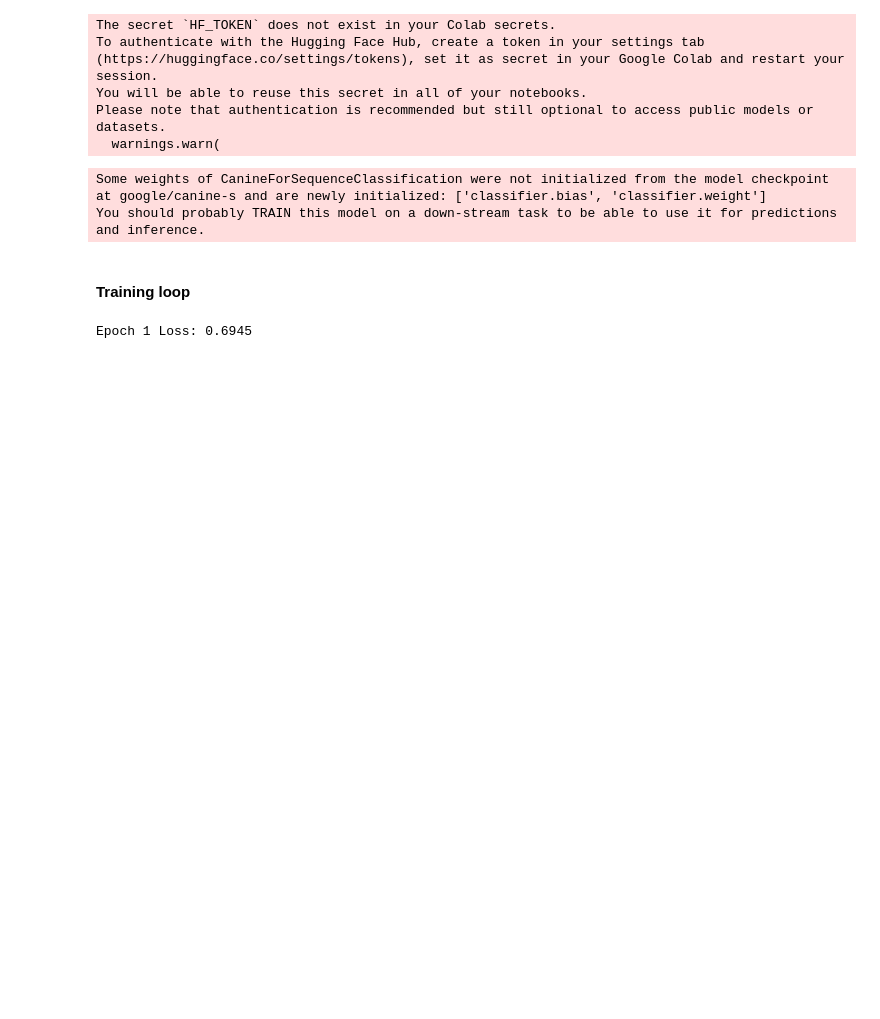
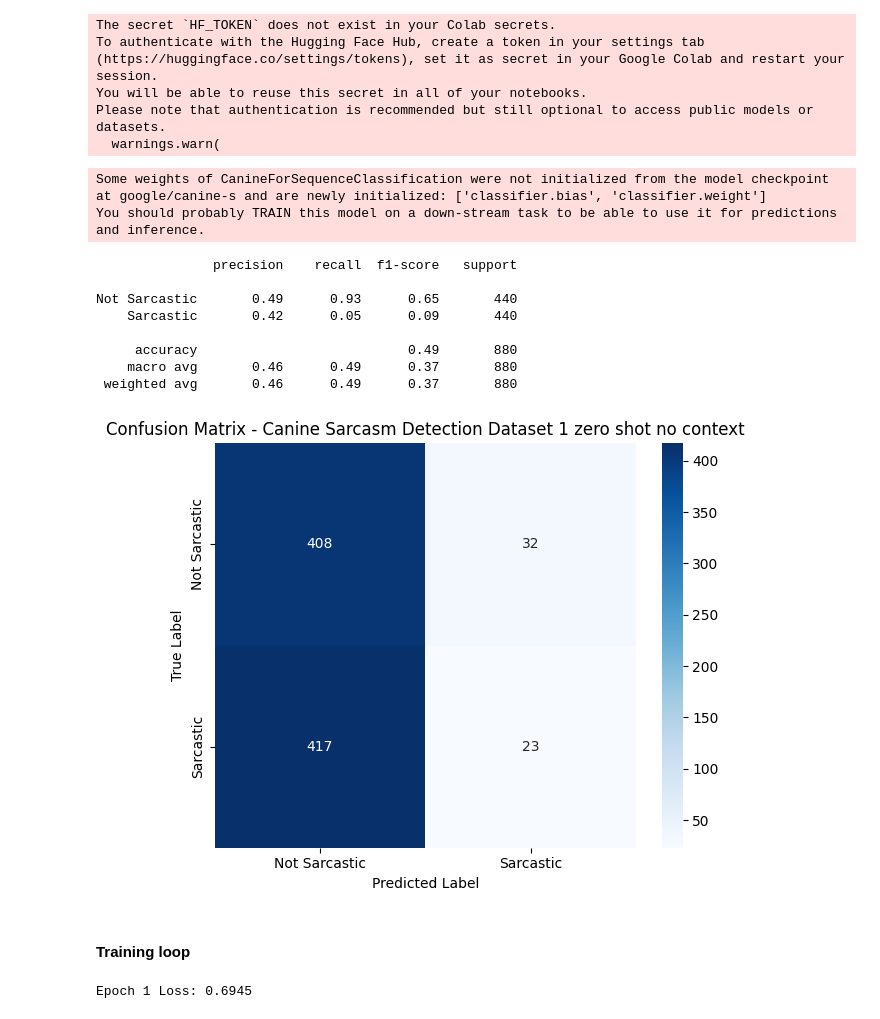
Before and after one commit to minhtripham9/sarcasm-detection, a Jupyter notebook: Code/canine_DS1.ipynb, the cells around one changed output. Saved outputs shown, nothing was run; the diff lists cells and outputs as text; code cells hidden in the pictures; blank space fills up the shorter version.

Commit message:
added zero shot

```diff
--- a/Code/canine_DS1.ipynb
+++ b/Code/canine_DS1.ipynb
@@ -29,7 +29,7 @@ from tqdm import tqdm
 #### Loading dataset 1
 # %%
 # Load the JSONL file (lines=True is key!)
-df1 = pd.read_json('Dataset/sarcasm_detection_shared_task_reddit_training.jsonl', lines=True)
+df1 = pd.read_json('sarcasm_detection_shared_task_reddit_training.jsonl', lines=True)
 
 # Map label: SARCASM -> 1, NOT_SARCASM -> 0
 df1['label'] = df1['label'].replace({'SARCASM': 1, 'NOT_SARCASM': 0}).astype(int)
@@ -135,6 +135,40 @@ Some weights of CanineForSequenceClassification were not initialized from the mo
 You should probably TRAIN this model on a down-stream task to be able to use it for predictions and inference.
 # %%
 optimizer = AdamW(model.parameters(), lr=3e-5)
+# %%
+model.eval()
+preds_byt5, truths_byt5 = [], []
+with torch.no_grad():
+    for batch in test_loader:
+        b_input_ids, b_attn_mask, b_labels = [x.to(device) for x in batch]
+        outputs = model(input_ids=b_input_ids, attention_mask=b_attn_mask)
+        logits = outputs.logits
+        preds_byt5.extend(torch.argmax(logits, dim=1).cpu().numpy())
+        truths_byt5.extend(b_labels.cpu().numpy())
+
+print(classification_report(truths_byt5, preds_byt5, target_names=['Not Sarcastic', 'Sarcastic']))
+
+cm_byt5 = confusion_matrix(truths_byt5, preds_byt5)
+labels = ['Not Sarcastic', 'Sarcastic']
+
+plt.figure(figsize=(6, 5))
+sns.heatmap(cm_byt5, annot=True, fmt='d', cmap='Blues',
+            xticklabels=labels, yticklabels=labels)
+plt.xlabel('Predicted Label')
+plt.ylabel('True Label')
+plt.title('Confusion Matrix - Canine Sarcasm Detection Dataset 1 zero shot no context')
+plt.tight_layout()
+plt.show()
+# %% [output]
+               precision    recall  f1-score   support
+
+Not Sarcastic       0.49      0.93      0.65       440
+    Sarcastic       0.42      0.05      0.09       440
+
+     accuracy                           0.49       880
+    macro avg       0.46      0.49      0.37       880
+ weighted avg       0.46      0.49      0.37       880
+[figure, added]
 # %% [markdown]
 #### Training loop
 # %%
```
